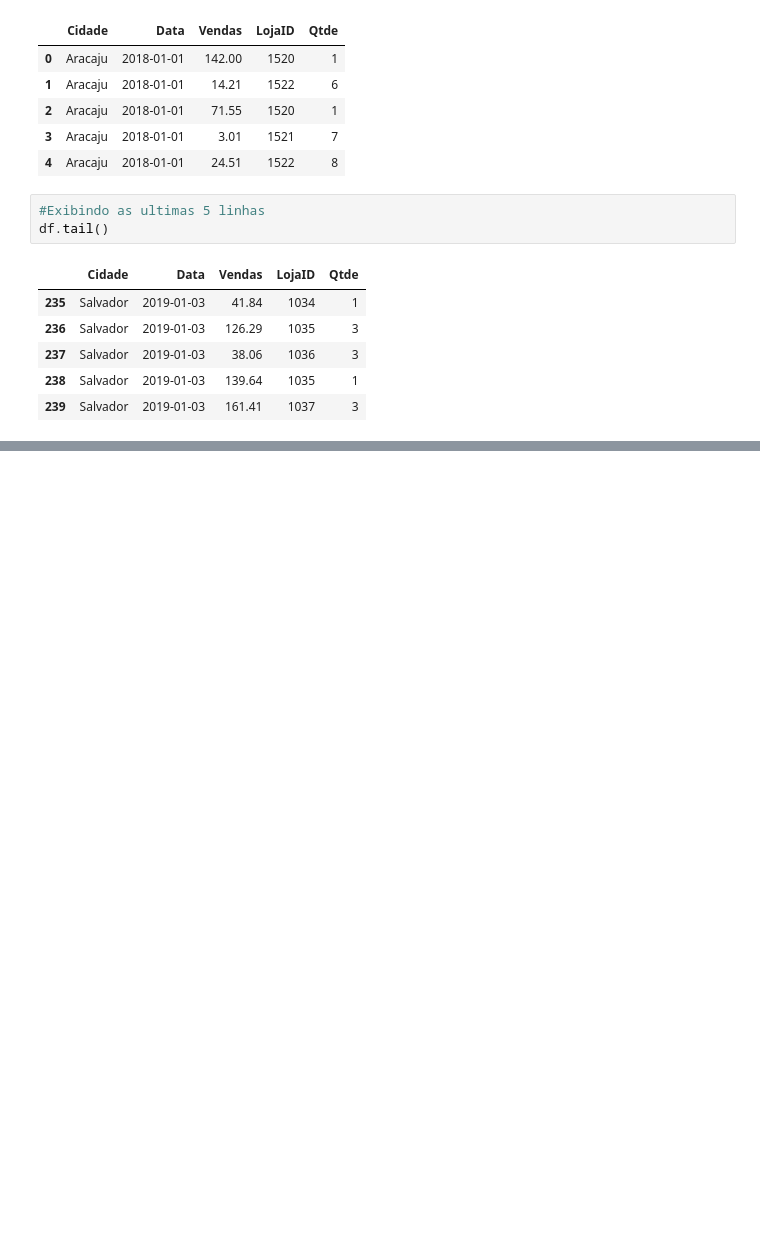
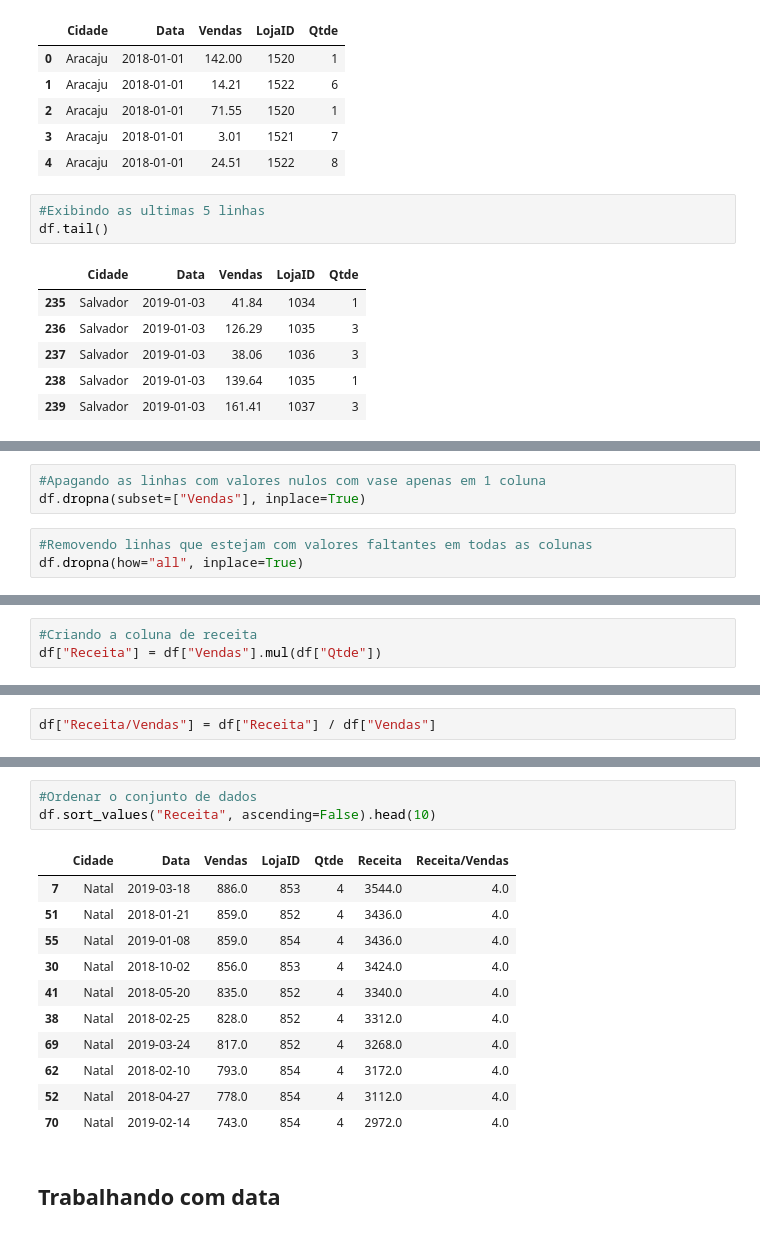
Before and after one commit to Dalfior/Biblioteca_Pandas, a Jupyter notebook: Aula5_Pandas.ipynb, the cells around one changed output, grey strips where cells are left out. Drawn from its saved outputs; the diff is of its cells as text; blank space fills up the shorter version.

```diff
--- a/Aula5_Pandas.ipynb
+++ b/Aula5_Pandas.ipynb
@@ -40,0 +128,6 @@ df.tail()
+# %%
+#Apagando as linhas com valores nulos com vase apenas em 1 coluna
+df.dropna(subset=["Vendas"], inplace=True)
+# %%
+#Removendo linhas que estejam com valores faltantes em todas as colunas
+df.dropna(how="all", inplace=True)
@@ -40,0 +145,3 @@ df.tail()
+# %%
+#Criando a coluna de receita
+df["Receita"] = df["Vendas"].mul(df["Qtde"])
@@ -40,0 +157,2 @@ df.tail()
+# %%
+df["Receita/Vendas"] = df["Receita"] / df["Vendas"]
@@ -40,0 +205,17 @@ df.tail()
+# %%
+#Ordenar o conjunto de dados
+df.sort_values("Receita", ascending=False).head(10)
+# %% [output]
+|  | Cidade | Data | Vendas | LojaID | Qtde | Receita | Receita/Vendas |
+| 7 | Natal | 2019-03-18 | 886.0 | 853 | 4 | 3544.0 | 4.0 |
+| 51 | Natal | 2018-01-21 | 859.0 | 852 | 4 | 3436.0 | 4.0 |
+| 55 | Natal | 2019-01-08 | 859.0 | 854 | 4 | 3436.0 | 4.0 |
+| 30 | Natal | 2018-10-02 | 856.0 | 853 | 4 | 3424.0 | 4.0 |
+| 41 | Natal | 2018-05-20 | 835.0 | 852 | 4 | 3340.0 | 4.0 |
+| 38 | Natal | 2018-02-25 | 828.0 | 852 | 4 | 3312.0 | 4.0 |
+| 69 | Natal | 2019-03-24 | 817.0 | 852 | 4 | 3268.0 | 4.0 |
+| 62 | Natal | 2018-02-10 | 793.0 | 854 | 4 | 3172.0 | 4.0 |
+| 52 | Natal | 2018-04-27 | 778.0 | 854 | 4 | 3112.0 | 4.0 |
+| 70 | Natal | 2019-02-14 | 743.0 | 854 | 4 | 2972.0 | 4.0 |
+# %% [markdown]
+## **Trabalhando com data**
```
Also changed, not shown: parts of 23 cells of this notebook.
